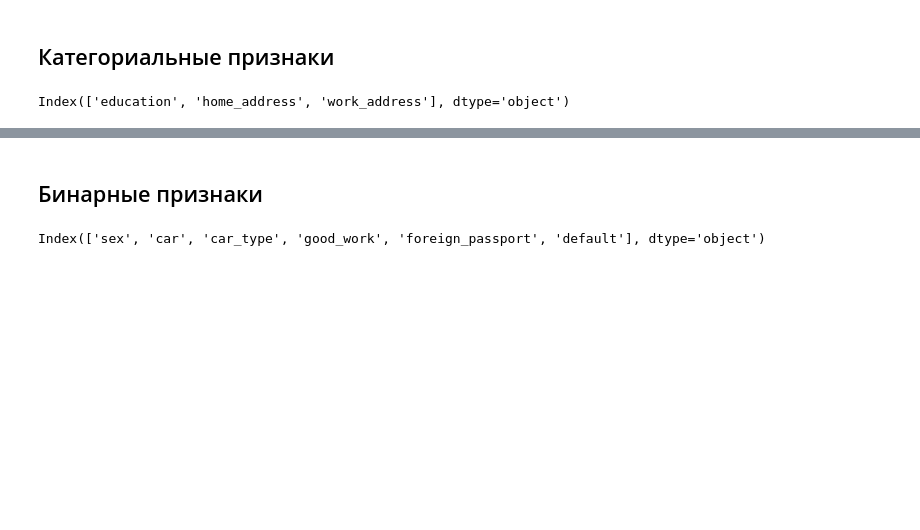
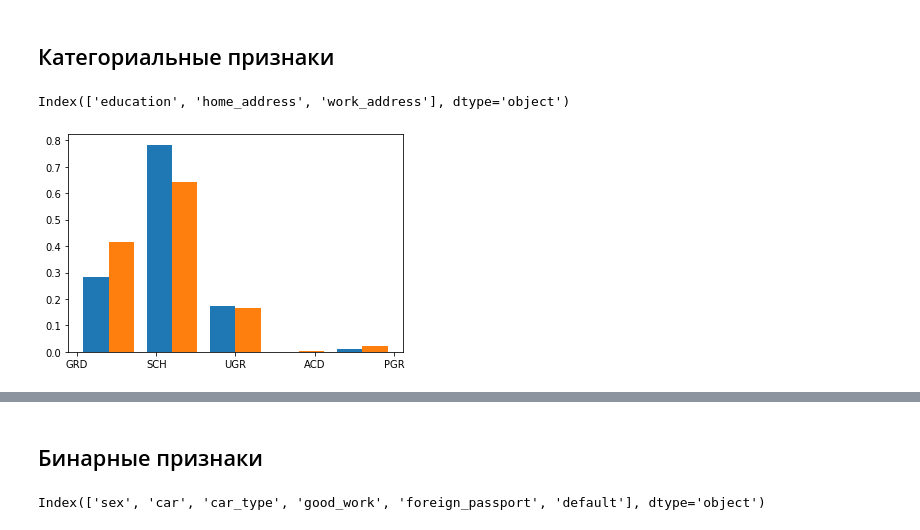
Before and after one commit to Urusut/IvanovDmitryV, a Jupyter notebook: Unit_5/Project_4.ipynb, the cells around one changed output, grey strips where cells are left out. Cells and saved outputs as stored; diff of their text form; code cells hidden in the pictures; blank space fills up the shorter version.

```diff
--- a/Unit_5/Project_4.ipynb
+++ b/Unit_5/Project_4.ipynb
@@ -251,3 +260,9 @@ num_visualisation(data.client_id)
 cat_cols
 # %% [output]
 Index(['education', 'home_address', 'work_address'], dtype='object')
+# %%
+plt.hist([data.education[data.default==1].dropna(),
+          data.education[data.default==0].dropna()],
+         density = True, rwidth = 0.8, bins=5);
+# %% [output]
+[figure, added]
```
Also changed, not shown: parts of 15 cells of this notebook, 1 other file.
